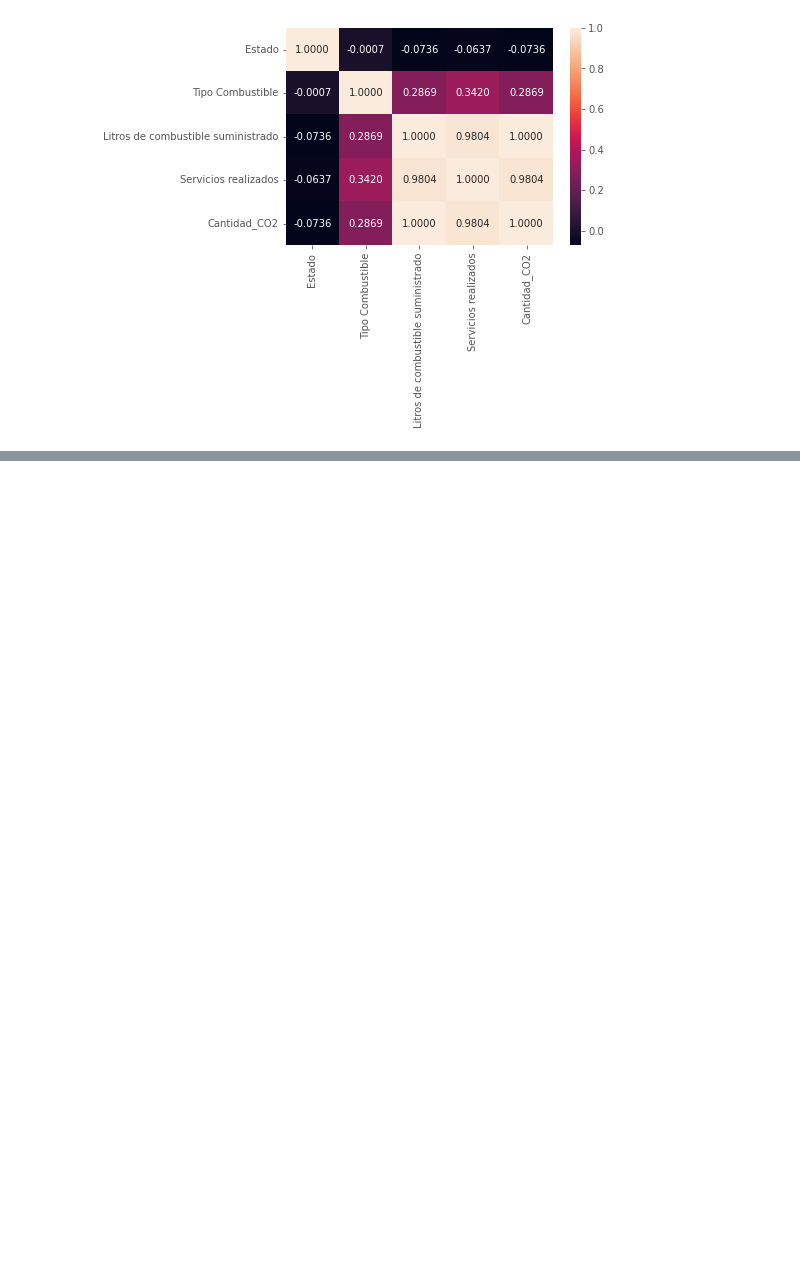
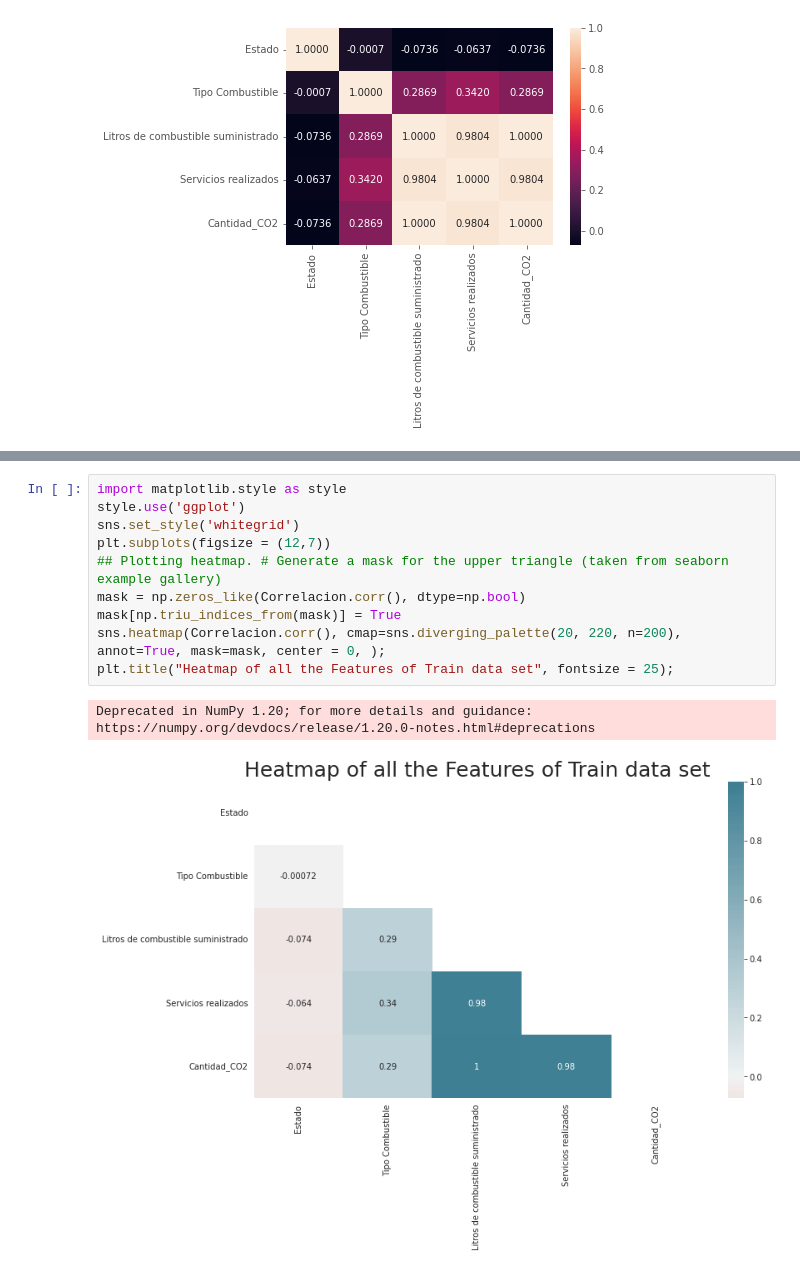
Before and after one commit to KarlaBalog/Proyecto_ASE, a Jupyter notebook: ASE.ipynb, the cells around one changed output, grey strips where cells are left out. Saved outputs shown, nothing was run; the diff lists cells and outputs as text; blank space fills up the shorter version.

```diff
--- a/ASE.ipynb
+++ b/ASE.ipynb
@@ -2974,0 +3040,13 @@ sns.heatmap(Correlacion.corr(), annot=True, fmt='.4f')
+# %%
+import matplotlib.style as style
+style.use('ggplot')
+sns.set_style('whitegrid')
+plt.subplots(figsize = (12,7))
+## Plotting heatmap. # Generate a mask for the upper triangle (taken from seaborn example gallery)
+mask = np.zeros_like(Correlacion.corr(), dtype=np.bool)
+mask[np.triu_indices_from(mask)] = True
+sns.heatmap(Correlacion.corr(), cmap=sns.diverging_palette(20, 220, n=200), annot=True, mask=mask, center = 0, );
+plt.title("Heatmap of all the Features of Train data set", fontsize = 25);
+# %% [output]
+Deprecated in NumPy 1.20; for more details and guidance: https://numpy.org/devdocs/release/1.20.0-notes.html#deprecations
+[figure, added]
```
Also changed, not shown: parts of 5 cells of this notebook.
